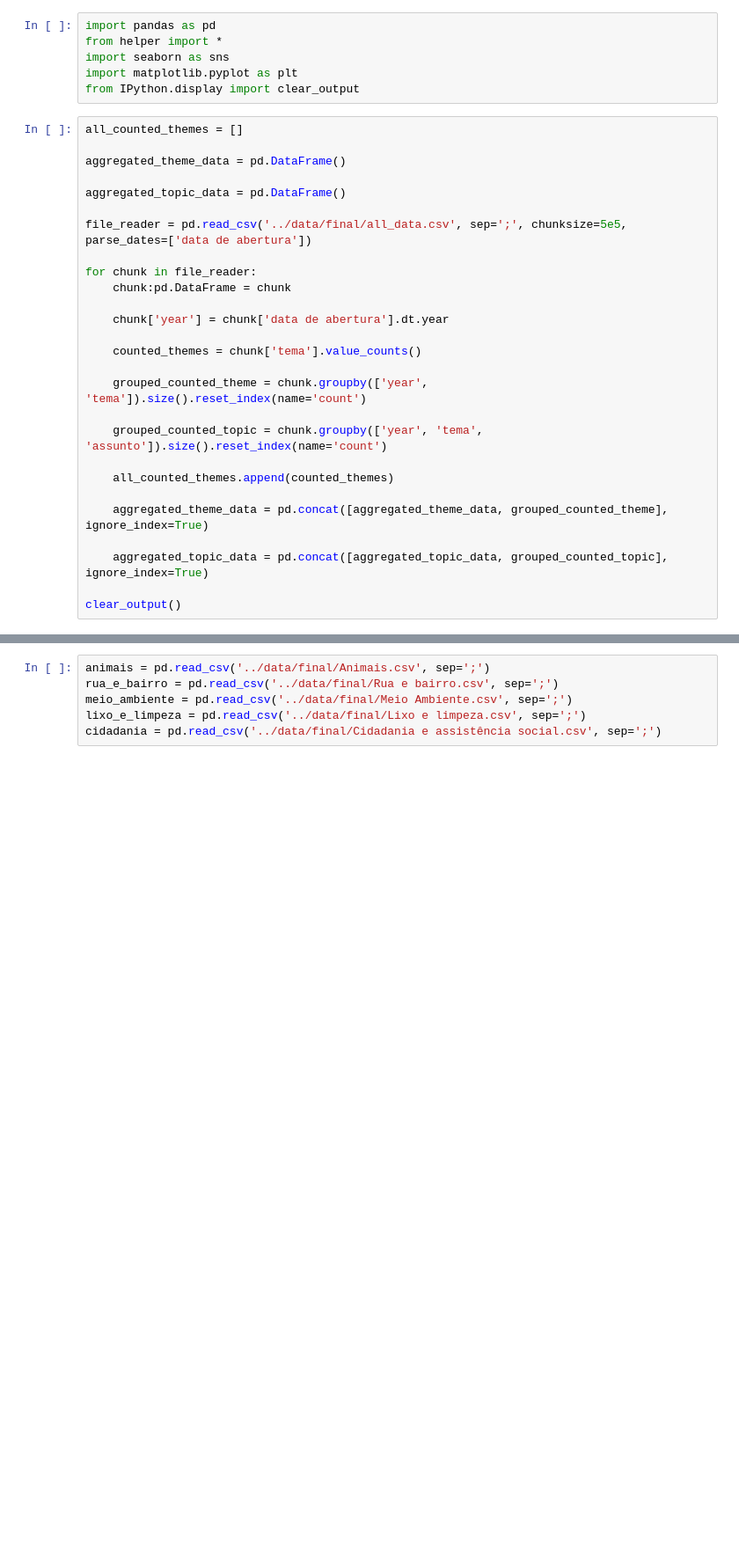
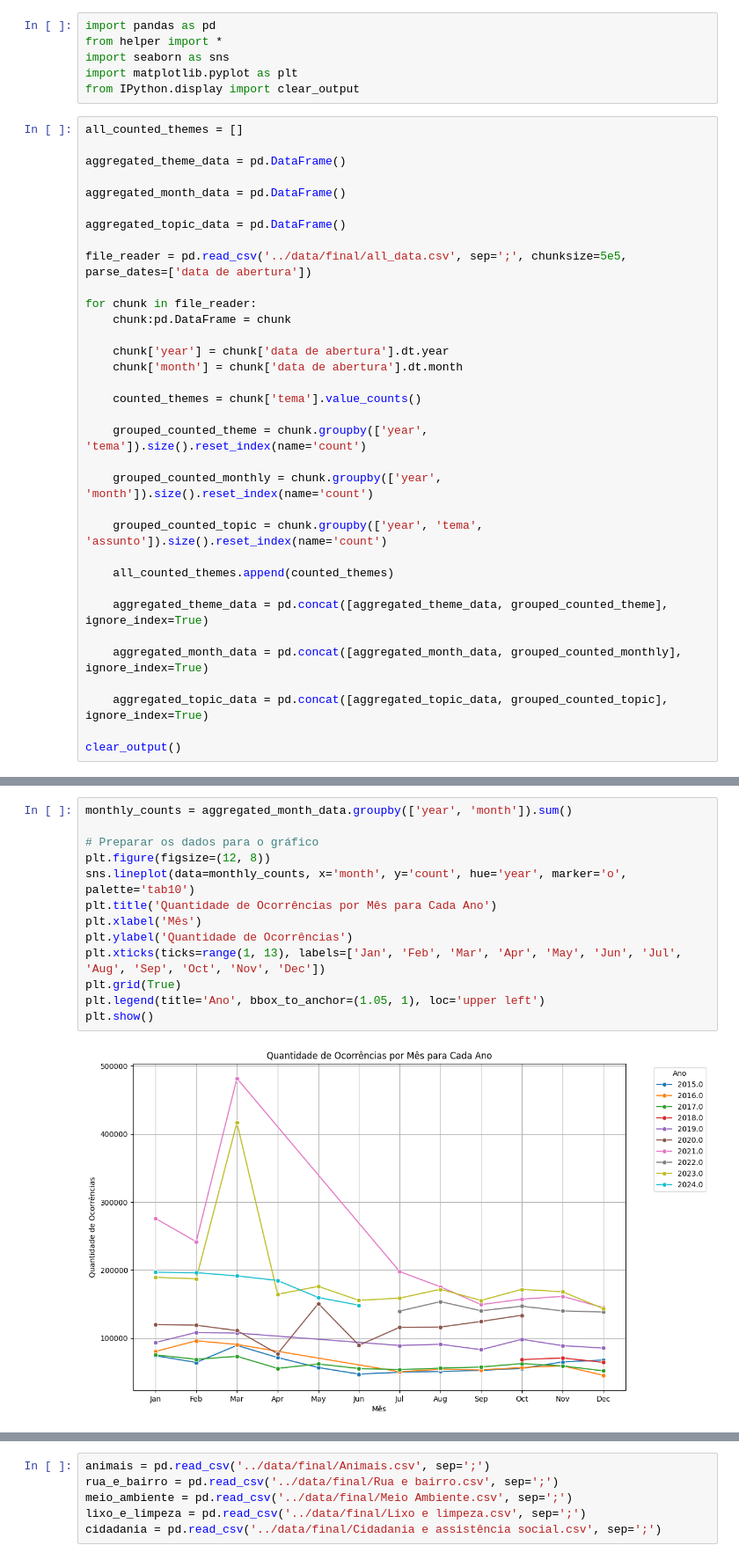
Before and after one commit to masterkey-07/prob-stat-sp156-analysis, a Jupyter notebook: notebooks/sp156_analysis.ipynb, the cells around one changed output, grey strips where cells are left out. Shown at 88% size. Cells and saved outputs as stored; diff of their text form; blank space fills up the shorter version.

```diff
--- a/notebooks/sp156_analysis.ipynb
+++ b/notebooks/sp156_analysis.ipynb
@@ -8,6 +8,8 @@ from IPython.display import clear_output
 all_counted_themes = []
 
 aggregated_theme_data = pd.DataFrame()
+
+aggregated_month_data = pd.DataFrame()
 
 aggregated_topic_data = pd.DataFrame()
 
@@ -17,10 +19,13 @@ for chunk in file_reader:
     chunk:pd.DataFrame = chunk
 
     chunk['year'] = chunk['data de abertura'].dt.year
+    chunk['month'] = chunk['data de abertura'].dt.month
 
     counted_themes = chunk['tema'].value_counts()
 
     grouped_counted_theme = chunk.groupby(['year', 'tema']).size().reset_index(name='count')
+
+    grouped_counted_monthly = chunk.groupby(['year', 'month']).size().reset_index(name='count')
 
     grouped_counted_topic = chunk.groupby(['year', 'tema', 'assunto']).size().reset_index(name='count')
 
@@ -28,6 +33,8 @@ for chunk in file_reader:
 
     aggregated_theme_data = pd.concat([aggregated_theme_data, grouped_counted_theme], ignore_index=True)
 
+    aggregated_month_data = pd.concat([aggregated_month_data, grouped_counted_monthly], ignore_index=True)
+
     aggregated_topic_data = pd.concat([aggregated_topic_data, grouped_counted_topic], ignore_index=True)
 
 clear_output()
@@ -62,6 +69,21 @@ plt.title('Distribuição dos Temas de 2015 até 2024')
 plt.show()
 # %% [output]
 [figure]
+# %%
+monthly_counts = aggregated_month_data.groupby(['year', 'month']).sum()
+
+# Preparar os dados para o gráfico
+plt.figure(figsize=(12, 8))
+sns.lineplot(data=monthly_counts, x='month', y='count', hue='year', marker='o', palette='tab10')
+plt.title('Quantidade de Ocorrências por Mês para Cada Ano')
+plt.xlabel('Mês')
+plt.ylabel('Quantidade de Ocorrências')
+plt.xticks(ticks=range(1, 13), labels=['Jan', 'Feb', 'Mar', 'Apr', 'May', 'Jun', 'Jul', 'Aug', 'Sep', 'Oct', 'Nov', 'Dec'])
+plt.grid(True)
+plt.legend(title='Ano', bbox_to_anchor=(1.05, 1), loc='upper left')
+plt.show()
+# %% [output]
+[figure, added]
 # %%
 def chart(aggregated:pd.DataFrame, by:list[str], hue:str, title:str,limit=0.05):
     if title is None:
```
